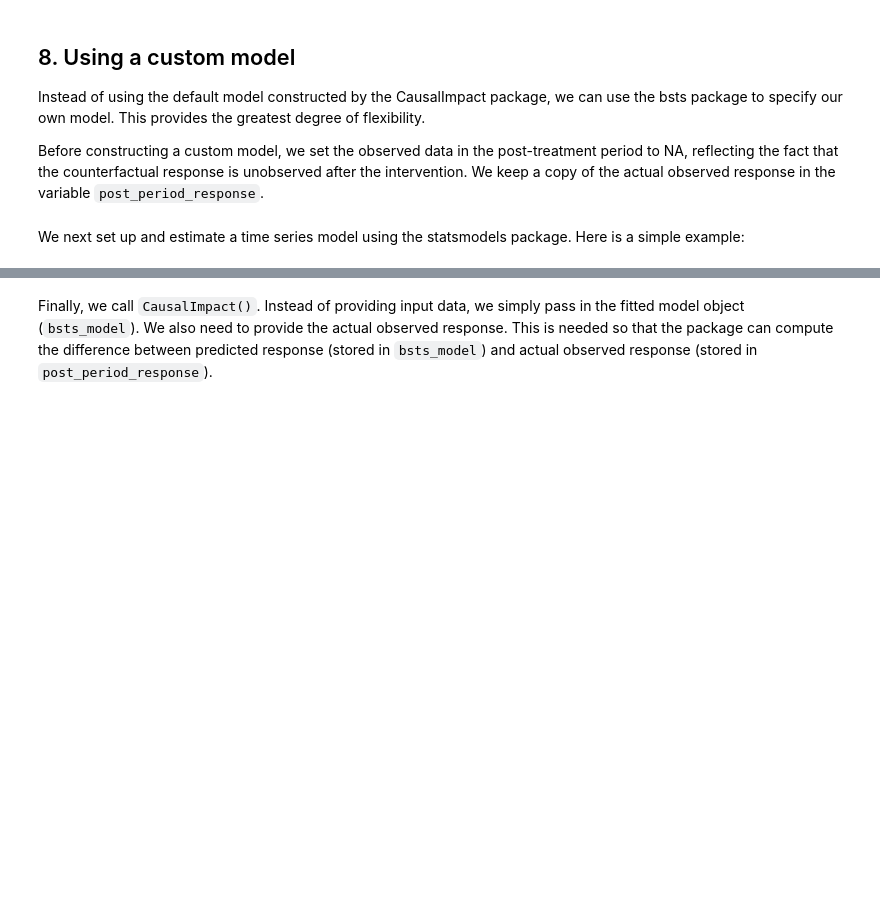
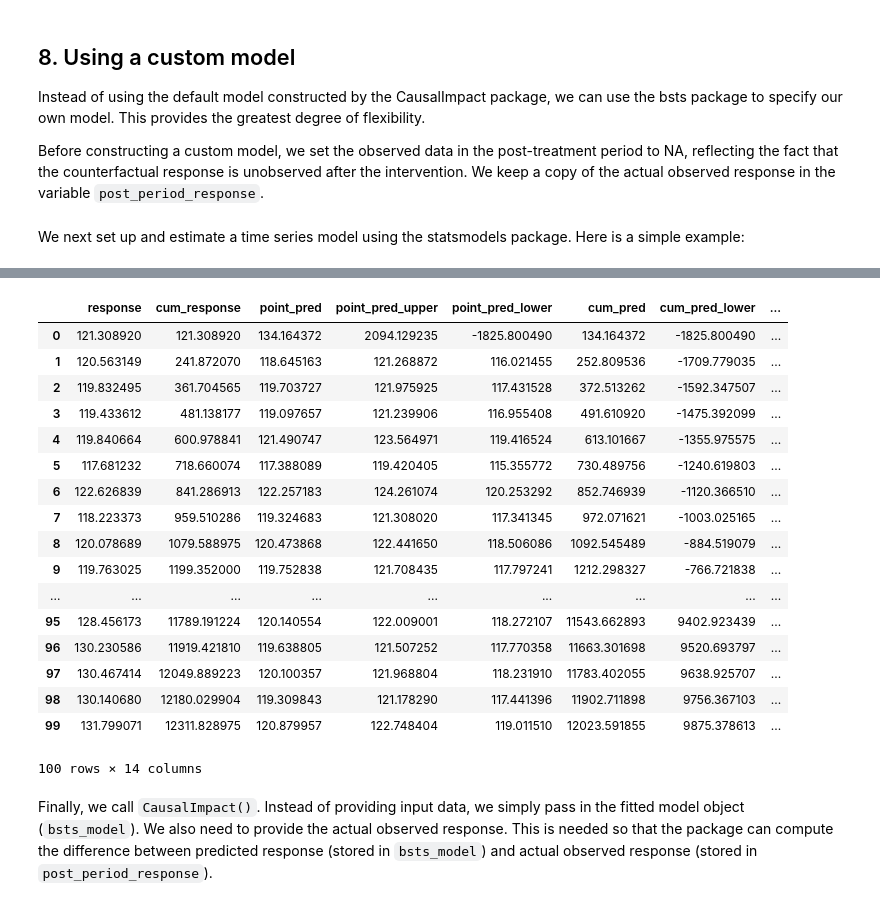
Before and after one commit to jamalsenouci/causalimpact, a Jupyter notebook: GettingStarted.ipynb, the cells around one changed output, grey strips where cells are left out. Drawn from its saved outputs; the diff is of its cells as text; code cells hidden in the pictures; blank space fills up the shorter version.

```diff
--- a/GettingStarted.ipynb
+++ b/GettingStarted.ipynb
@@ -534,3 +233,24 @@ We next set up and estimate a time series model using the statsmodels package. H
+# %%
+impact.inferences
+# %% [output]
+|  | response | cum_response | point_pred | point_pred_upper | point_pred_lower | cum_pred | cum_pred_lower | ... |
+| 0 | 121.308920 | 121.308920 | 134.164372 | 2094.129235 | -1825.800490 | 134.164372 | -1825.800490 | ... |
+| 1 | 120.563149 | 241.872070 | 118.645163 | 121.268872 | 116.021455 | 252.809536 | -1709.779035 | ... |
+| 2 | 119.832495 | 361.704565 | 119.703727 | 121.975925 | 117.431528 | 372.513262 | -1592.347507 | ... |
+| 3 | 119.433612 | 481.138177 | 119.097657 | 121.239906 | 116.955408 | 491.610920 | -1475.392099 | ... |
+| 4 | 119.840664 | 600.978841 | 121.490747 | 123.564971 | 119.416524 | 613.101667 | -1355.975575 | ... |
+| 5 | 117.681232 | 718.660074 | 117.388089 | 119.420405 | 115.355772 | 730.489756 | -1240.619803 | ... |
+| 6 | 122.626839 | 841.286913 | 122.257183 | 124.261074 | 120.253292 | 852.746939 | -1120.366510 | ... |
+| 7 | 118.223373 | 959.510286 | 119.324683 | 121.308020 | 117.341345 | 972.071621 | -1003.025165 | ... |
+| 8 | 120.078689 | 1079.588975 | 120.473868 | 122.441650 | 118.506086 | 1092.545489 | -884.519079 | ... |
+| 9 | 119.763025 | 1199.352000 | 119.752838 | 121.708435 | 117.797241 | 1212.298327 | -766.721838 | ... |
+| ... | ... | ... | ... | ... | ... | ... | ... | ... |
+| 95 | 128.456173 | 11789.191224 | 120.140554 | 122.009001 | 118.272107 | 11543.662893 | 9402.923439 | ... |
+| 96 | 130.230586 | 11919.421810 | 119.638805 | 121.507252 | 117.770358 | 11663.301698 | 9520.693797 | ... |
+| 97 | 130.467414 | 12049.889223 | 120.100357 | 121.968804 | 118.231910 | 11783.402055 | 9638.925707 | ... |
+| 98 | 130.140680 | 12180.029904 | 119.309843 | 121.178290 | 117.441396 | 11902.711898 | 9756.367103 | ... |
+| 99 | 131.799071 | 12311.828975 | 120.879957 | 122.748404 | 119.011510 | 12023.591855 | 9875.378613 | ... |
+100 rows × 14 columns
 # %% [markdown]
 Finally, we call `CausalImpact()`. Instead of providing input data, we simply pass in the fitted model object (`bsts_model`). We also need to provide the actual observed response. This is needed so that the package can compute the difference between predicted response (stored in `bsts_model`) and actual observed response (stored in `post_period_response`).
 # %% [markdown]
```
Also changed, not shown: parts of 49 cells of this notebook, 4 other files.
